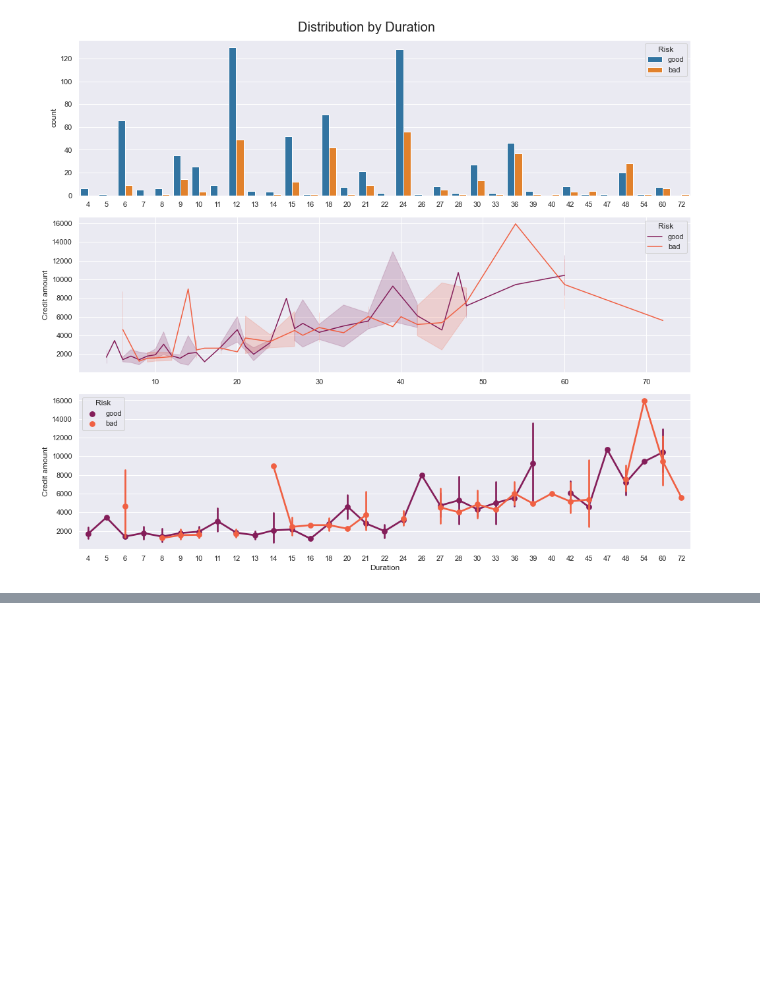
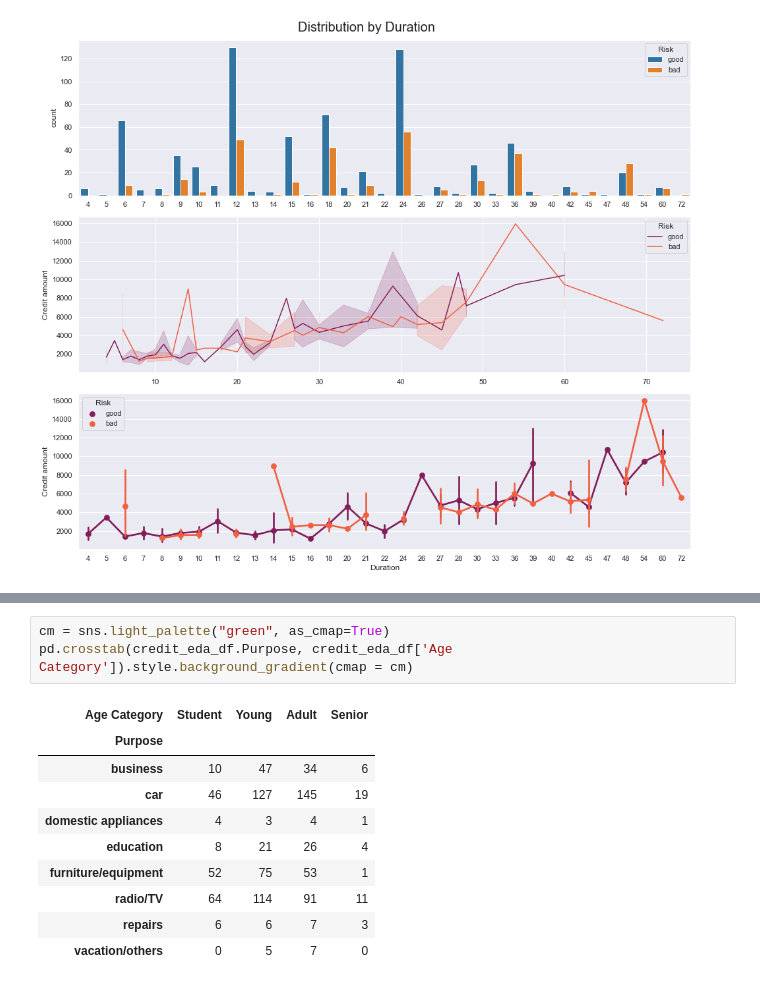
Before and after one commit to bigdatavietnam-org/german-credit-risk, a Jupyter notebook: german-credit-risk.ipynb, the cells around one changed output, grey strips where cells are left out. Cells and saved outputs as stored; diff of their text form; blank space fills up the shorter version.

```diff
--- a/german-credit-risk.ipynb
+++ b/german-credit-risk.ipynb
@@ -279,0 +295,14 @@ plt.show()
+# %%
+cm = sns.light_palette("green", as_cmap=True)
+pd.crosstab(credit_eda_df.Purpose, credit_eda_df['Age Category']).style.background_gradient(cmap = cm)
+# %% [output]
+| Age Category | Student | Young | Adult | Senior |
+| Purpose |  |  |  |  |
+| business | 10 | 47 | 34 | 6 |
+| car | 46 | 127 | 145 | 19 |
+| domestic appliances | 4 | 3 | 4 | 1 |
+| education | 8 | 21 | 26 | 4 |
+| furniture/equipment | 52 | 75 | 53 | 1 |
+| radio/TV | 64 | 114 | 91 | 11 |
+| repairs | 6 | 6 | 7 | 3 |
+| vacation/others | 0 | 5 | 7 | 0 |
```
Also changed, not shown: parts of 1 cell of this notebook.
